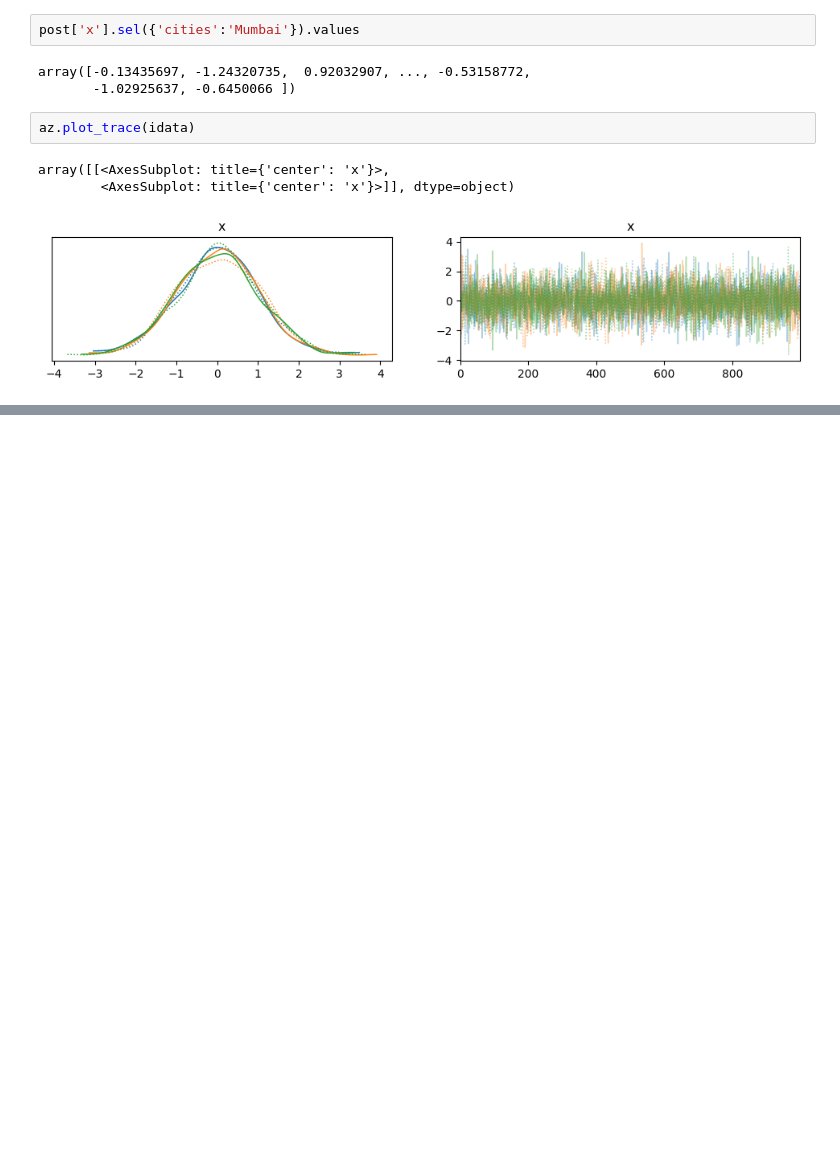
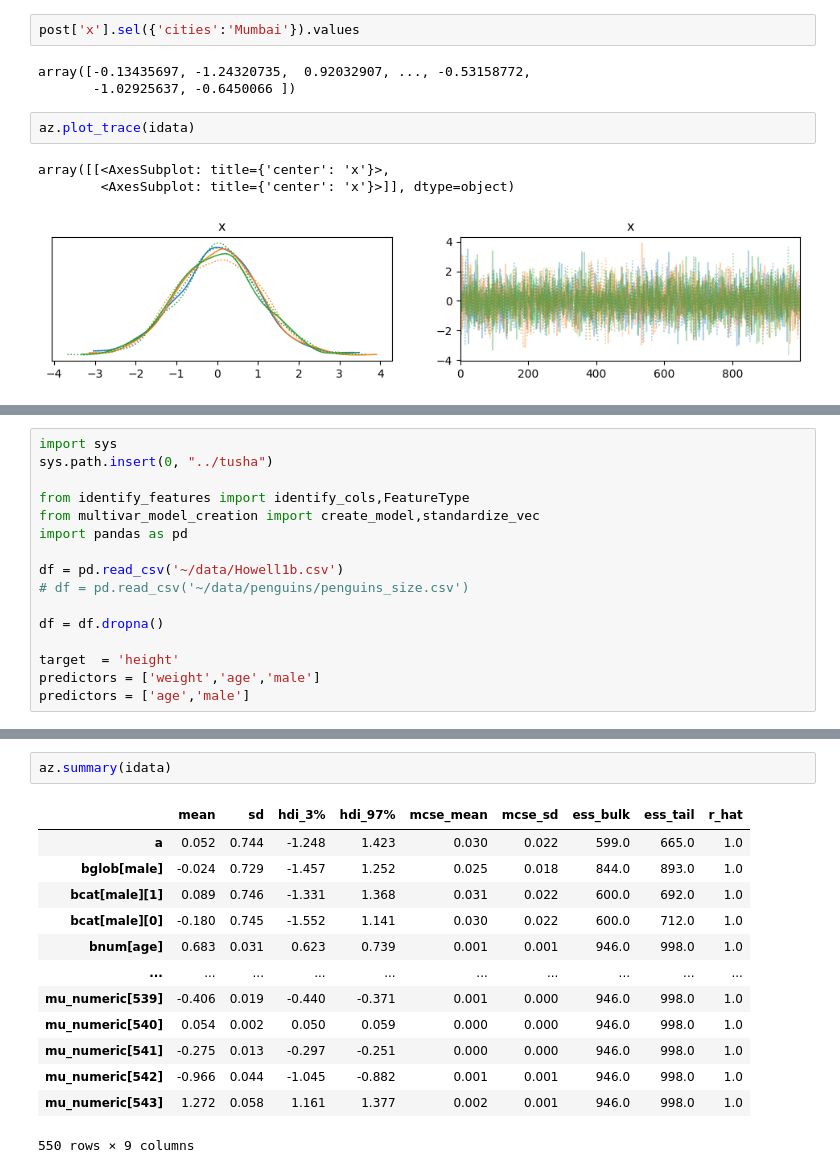
Before and after one commit to guyyos/tusha, a Jupyter notebook: notebooks/test1.ipynb, the cells around one changed output, grey strips where cells are left out. Drawn from its saved outputs; the diff is of its cells as text; blank space fills up the shorter version.

```diff
--- a/notebooks/test1.ipynb
+++ b/notebooks/test1.ipynb
@@ -683,0 +1027,16 @@ array([[<AxesSubplot: title={'center': 'x'}>,
+# %%
+import sys
+sys.path.insert(0, "../tusha")
+
+from identify_features import identify_cols,FeatureType
+from multivar_model_creation import create_model,standardize_vec
+import pandas as pd
+
+df = pd.read_csv('~/data/Howell1b.csv')
+# df = pd.read_csv('~/data/penguins/penguins_size.csv')
+
+df = df.dropna()
+
+target  = 'height'
+predictors = ['weight','age','male']
+predictors = ['age','male']
@@ -683,0 +1424,16 @@ array([[<AxesSubplot: title={'center': 'x'}>,
+# %%
+az.summary(idata)
+# %% [output]
+|  | mean | sd | hdi_3% | hdi_97% | mcse_mean | mcse_sd | ess_bulk | ess_tail | r_hat |
+| a | 0.052 | 0.744 | -1.248 | 1.423 | 0.030 | 0.022 | 599.0 | 665.0 | 1.0 |
+| bglob[male] | -0.024 | 0.729 | -1.457 | 1.252 | 0.025 | 0.018 | 844.0 | 893.0 | 1.0 |
+| bcat[male][1] | 0.089 | 0.746 | -1.331 | 1.368 | 0.031 | 0.022 | 600.0 | 692.0 | 1.0 |
+| bcat[male][0] | -0.180 | 0.745 | -1.552 | 1.141 | 0.030 | 0.022 | 600.0 | 712.0 | 1.0 |
+| bnum[age] | 0.683 | 0.031 | 0.623 | 0.739 | 0.001 | 0.001 | 946.0 | 998.0 | 1.0 |
+| ... | ... | ... | ... | ... | ... | ... | ... | ... | ... |
+| mu_numeric[539] | -0.406 | 0.019 | -0.440 | -0.371 | 0.001 | 0.000 | 946.0 | 998.0 | 1.0 |
+| mu_numeric[540] | 0.054 | 0.002 | 0.050 | 0.059 | 0.000 | 0.000 | 946.0 | 998.0 | 1.0 |
+| mu_numeric[541] | -0.275 | 0.013 | -0.297 | -0.251 | 0.000 | 0.000 | 946.0 | 998.0 | 1.0 |
+| mu_numeric[542] | -0.966 | 0.044 | -1.045 | -0.882 | 0.001 | 0.001 | 946.0 | 998.0 | 1.0 |
+| mu_numeric[543] | 1.272 | 0.058 | 1.161 | 1.377 | 0.002 | 0.001 | 946.0 | 998.0 | 1.0 |
+550 rows × 9 columns
```
Also changed, not shown: parts of 60 cells of this notebook, 2 other files.
